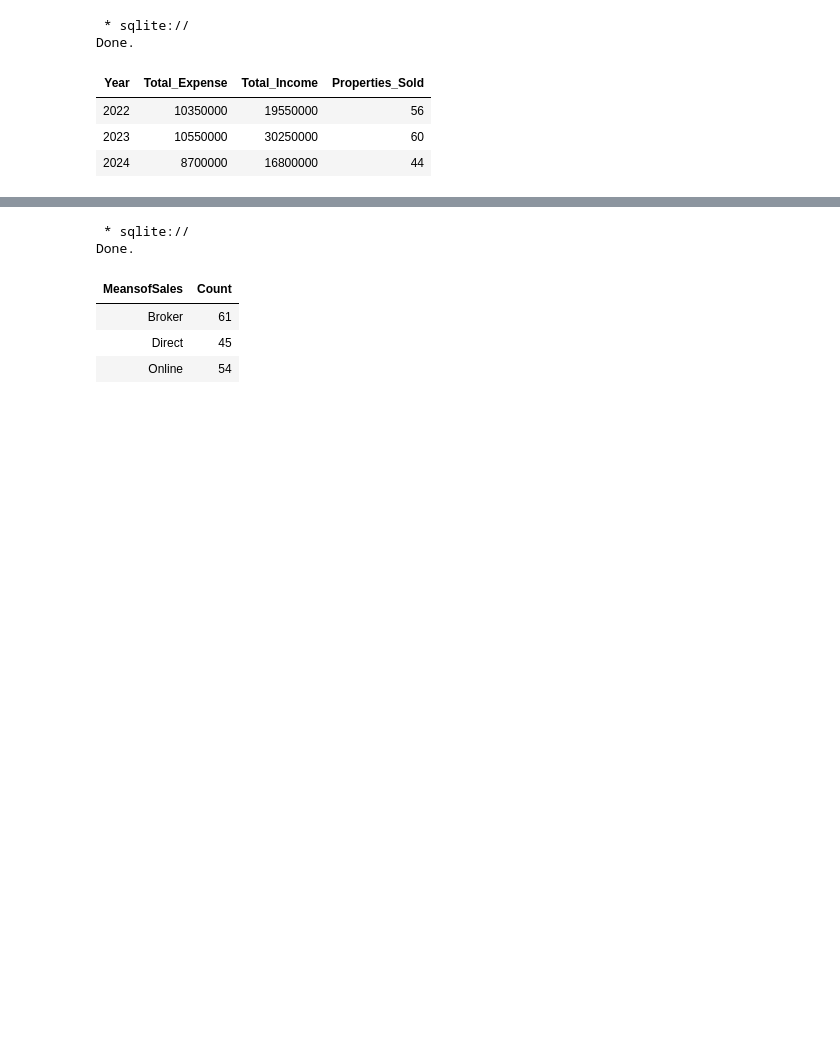
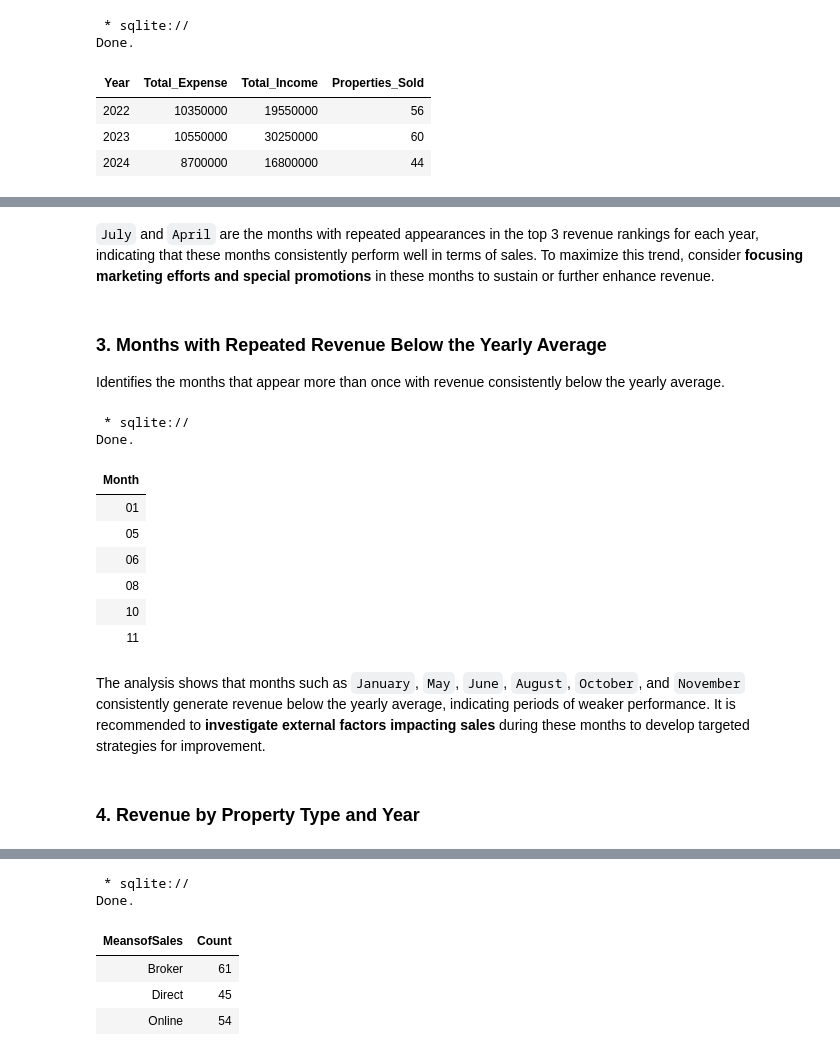
Before and after one commit to erena29/Data-Analysis-SQL, a Jupyter notebook: Real Estate Property Management Analysis/Real_Estate.ipynb, the cells around one changed output, grey strips where cells are left out. Cells and saved outputs as stored; diff of their text form; code cells hidden in the pictures; blank space fills up the shorter version.

```diff
--- a/Real Estate Property Management Analysis/Real_Estate.ipynb
+++ b/Real Estate Property Management Analysis/Real_Estate.ipynb
@@ -121,0 +146,60 @@ Done.
+# %% [markdown]
+`July` and `April` are the months with repeated appearances in the top 3 revenue rankings for each year, indicating that these months consistently perform well in terms of sales. To maximize this trend, consider **focusing marketing efforts and special promotions** in these months to sustain or further enhance revenue.
+# %% [markdown]
+### **3. Months with Repeated Revenue Below the Yearly Average**
+Identifies the months that appear more than once with revenue consistently below the yearly average.
+# %%
+%%sql
+-- Calculate the Average Yearly Revenue for each year
+WITH avg_year AS (
+  SELECT
+    Year,
+    ROUND(AVG(Monthly_Revenue), 2) AS Avg_Yearly_Revenue
+  FROM (
+    SELECT
+      strftime('%Y', SaleDate) AS Year,
+      strftime('%m', SaleDate) AS Month,
+      SUM(Price) AS Monthly_Revenue
+    FROM sales AS s
+    LEFT JOIN property AS p
+      ON s.PropertyID_Sale = p.PropertyID
+    GROUP BY Year, Month
+  ) AS Monthly_Revenues
+  GROUP BY Year
+  ORDER BY Year
+)
+--Filter the months where revenue is below the yearly average
+, filtered_months AS(
+  SELECT
+    strftime('%Y', SaleDate) AS Year,
+    strftime('%m', SaleDate) AS Month,
+    SUM(Price) AS Revenue
+  FROM sales AS s
+  LEFT JOIN property AS p
+    ON s.PropertyID_Sale = p.PropertyID
+  JOIN avg_year AS avg
+    ON strftime('%Y', SaleDate) = avg.Year
+  GROUP BY Year, Month, avg.Avg_Yearly_Revenue
+  HAVING SUM(p.Price) < avg.Avg_Yearly_Revenue
+  ORDER BY Month DESC
+)
+--Select months that appear more than once
+SELECT Month
+FROM filtered_months
+GROUP BY Month
+HAVING COUNT(Month) > 1
+ORDER BY Month;
+# %% [output]
+ * sqlite://
+Done.
+| Month |
+| 01 |
+| 05 |
+| 06 |
+| 08 |
+| 10 |
+| 11 |
+# %% [markdown]
+The analysis shows that months such as `January`, `May`, `June`, `August`, `October`, and `November` consistently generate revenue below the yearly average, indicating periods of weaker performance. It is recommended to **investigate external factors impacting sales** during these months to develop targeted strategies for improvement.
+# %% [markdown]
+### **4. Revenue by Property Type and Year**
```
Also changed, not shown: parts of 25 cells of this notebook.
